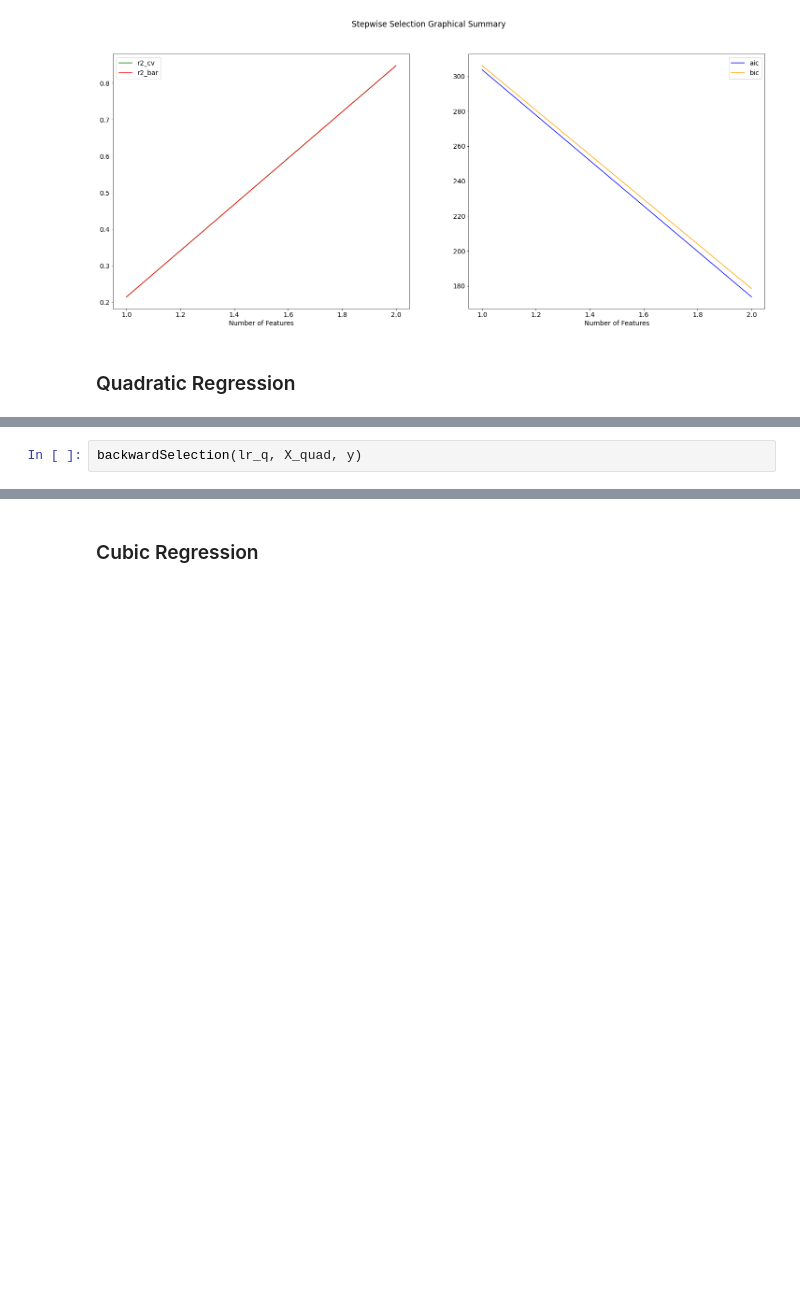
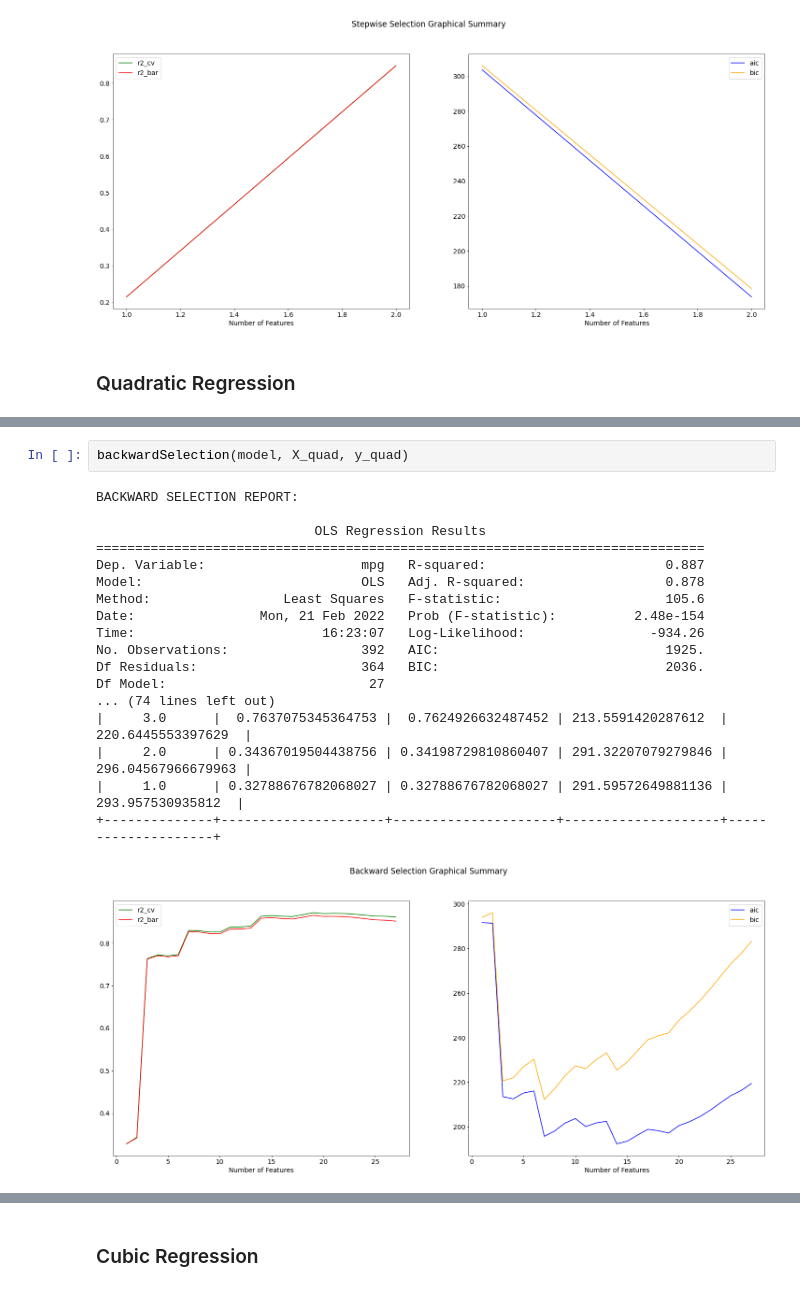
Before and after one commit to sking115422/DS2_P1, a Jupyter notebook: python/auto_mpg.ipynb, the cells around one changed output, grey strips where cells are left out. Saved outputs shown, nothing was run; the diff lists cells and outputs as text; blank space fills up the shorter version.

```diff
--- a/python/auto_mpg.ipynb
+++ b/python/auto_mpg.ipynb
@@ -323,3 +355,22 @@ ValueError: The indices for endog and exog are not aligned
 # %%
-backwardSelection(lr_q, X_quad, y)
+backwardSelection(model, X_quad, y_quad)
+# %% [output]
+BACKWARD SELECTION REPORT:
+
+                            OLS Regression Results
+==============================================================================
+Dep. Variable:                    mpg   R-squared:                       0.887
+Model:                            OLS   Adj. R-squared:                  0.878
+Method:                 Least Squares   F-statistic:                     105.6
+Date:                Mon, 21 Feb 2022   Prob (F-statistic):          2.48e-154
+Time:                        16:23:07   Log-Likelihood:                -934.26
+No. Observations:                 392   AIC:                             1925.
+Df Residuals:                     364   BIC:                             2036.
+Df Model:                          27
+... (74 lines left out)
+|     3.0      |  0.7637075345364753 |  0.7624926632487452 | 213.5591420287612  | 220.6445553397629  |
+|     2.0      | 0.34367019504438756 | 0.34198729810860407 | 291.32207079279846 | 296.04567966679963 |
+|     1.0      | 0.32788676782068027 | 0.32788676782068027 | 291.59572649881136 |  293.957530935812  |
++--------------+---------------------+---------------------+--------------------+--------------------+
+[figure, added]
 # %%
```
Also changed, not shown: parts of 14 cells of this notebook, 1 other file.
